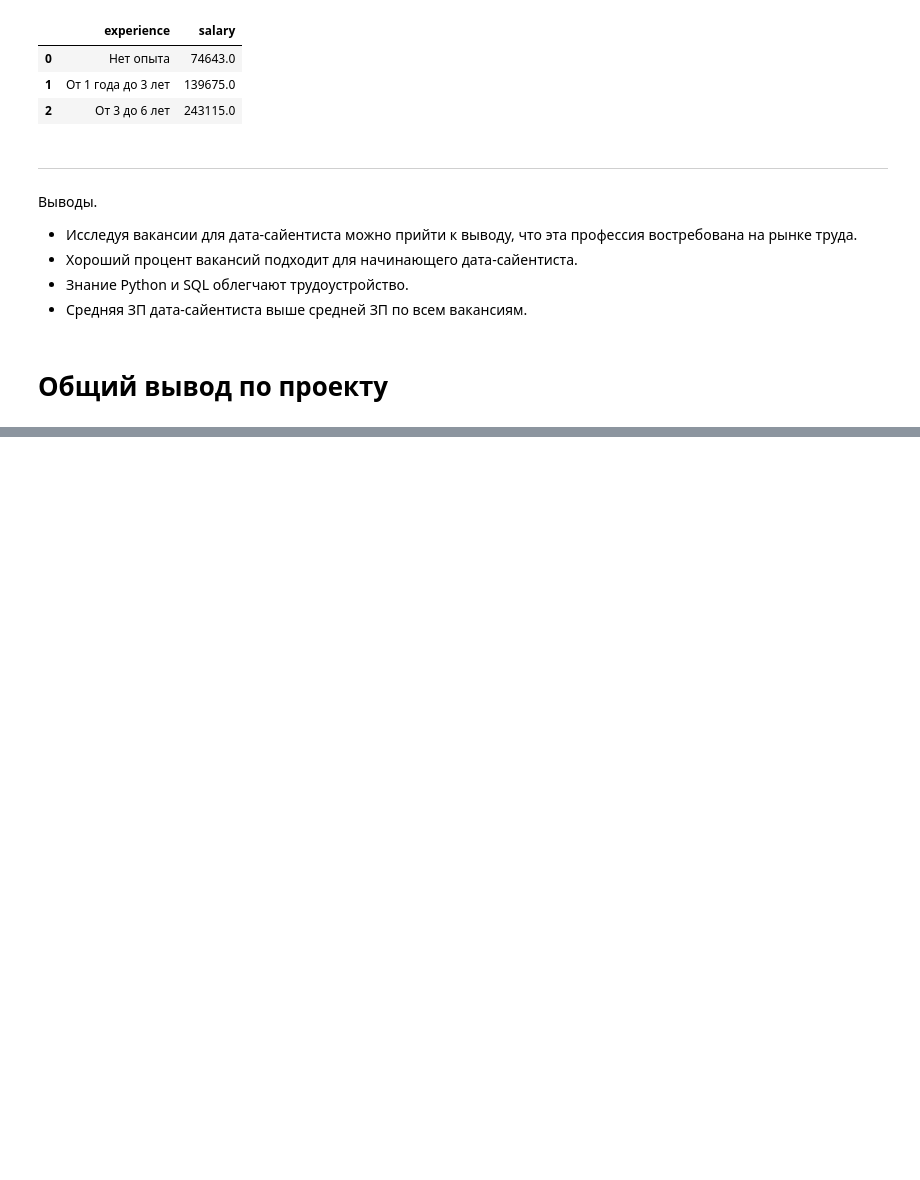
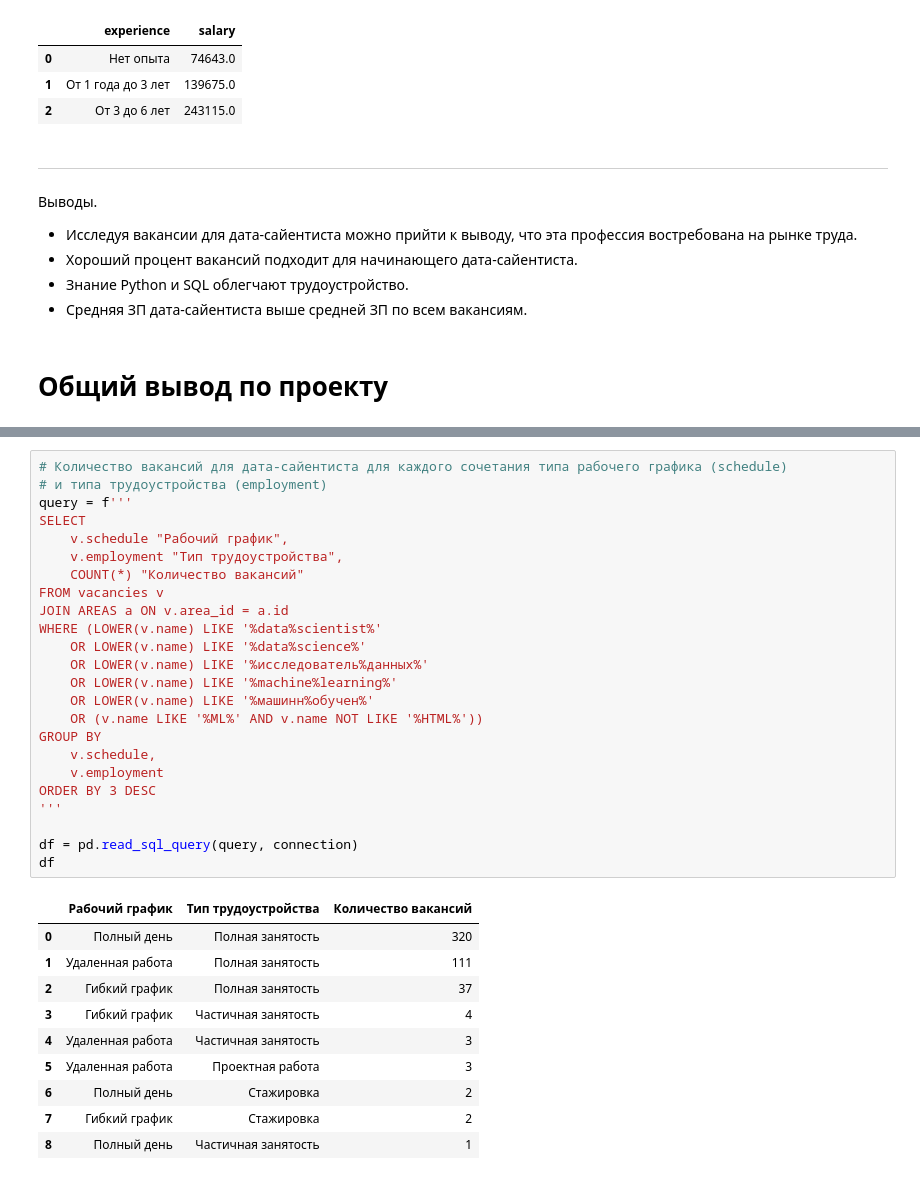
Before and after one commit to catlordd/project_2, a Jupyter notebook: Project_2.ipynb, the cells around one changed output, grey strips where cells are left out. Drawn from its saved outputs; the diff is of its cells as text; blank space fills up the shorter version.

```diff
--- a/Project_2.ipynb
+++ b/Project_2.ipynb
@@ -629,0 +656,35 @@ df
+# %%
+# Количество вакансий для дата-сайентиста для каждого сочетания типа рабочего графика (schedule)
+# и типа трудоустройства (employment)
+query = f'''
+SELECT
+    v.schedule "Рабочий график",
+    v.employment "Тип трудоустройства",
+    COUNT(*) "Количество вакансий"
+FROM vacancies v
+JOIN AREAS a ON v.area_id = a.id
+WHERE (LOWER(v.name) LIKE '%data%scientist%'
+    OR LOWER(v.name) LIKE '%data%science%'
+    OR LOWER(v.name) LIKE '%исследователь%данных%'
+    OR LOWER(v.name) LIKE '%machine%learning%'
+    OR LOWER(v.name) LIKE '%машинн%обучен%'
+    OR (v.name LIKE '%ML%' AND v.name NOT LIKE '%HTML%'))
+GROUP BY
+    v.schedule,
+    v.employment
+ORDER BY 3 DESC
+'''
+
+df = pd.read_sql_query(query, connection)
+df
+# %% [output]
+|  | Рабочий график | Тип трудоустройства | Количество вакансий |
+| 0 | Полный день | Полная занятость | 320 |
+| 1 | Удаленная работа | Полная занятость | 111 |
+| 2 | Гибкий график | Полная занятость | 37 |
+| 3 | Гибкий график | Частичная занятость | 4 |
+| 4 | Удаленная работа | Частичная занятость | 3 |
+| 5 | Удаленная работа | Проектная работа | 3 |
+| 6 | Полный день | Стажировка | 2 |
+| 7 | Гибкий график | Стажировка | 2 |
+| 8 | Полный день | Частичная занятость | 1 |
```
Also changed, not shown: parts of 7 cells of this notebook.
